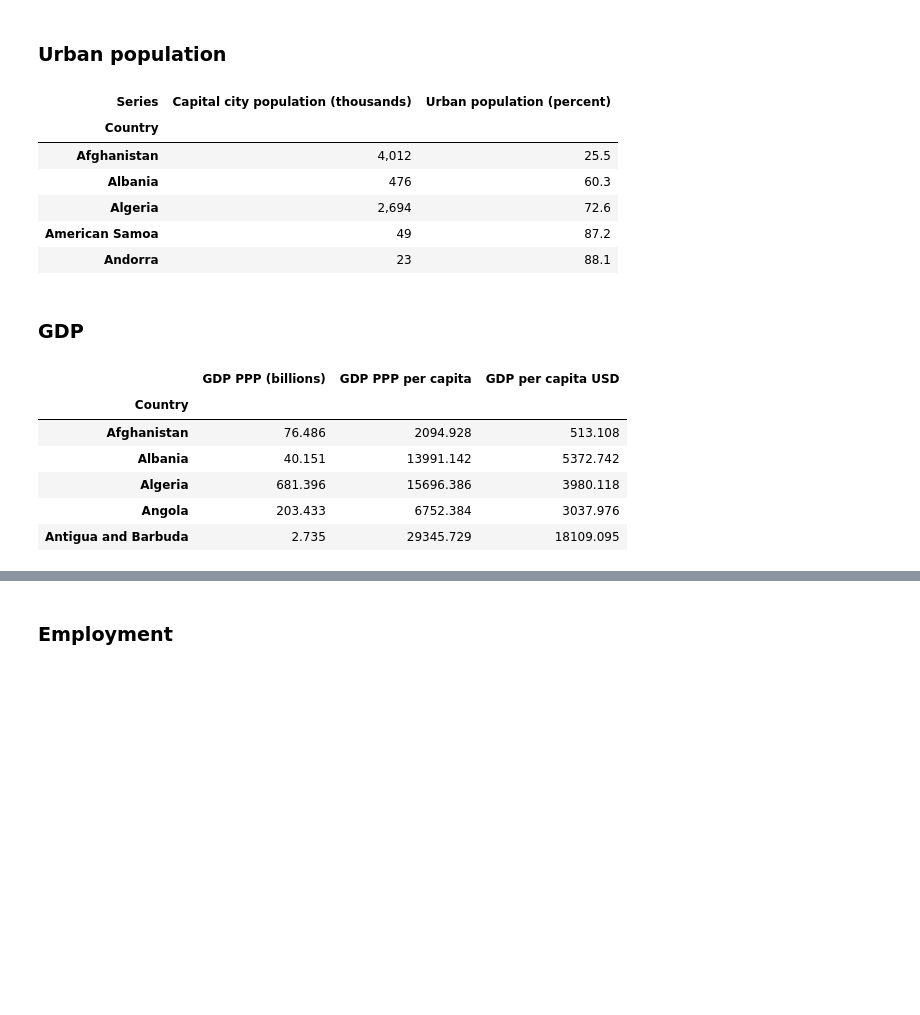
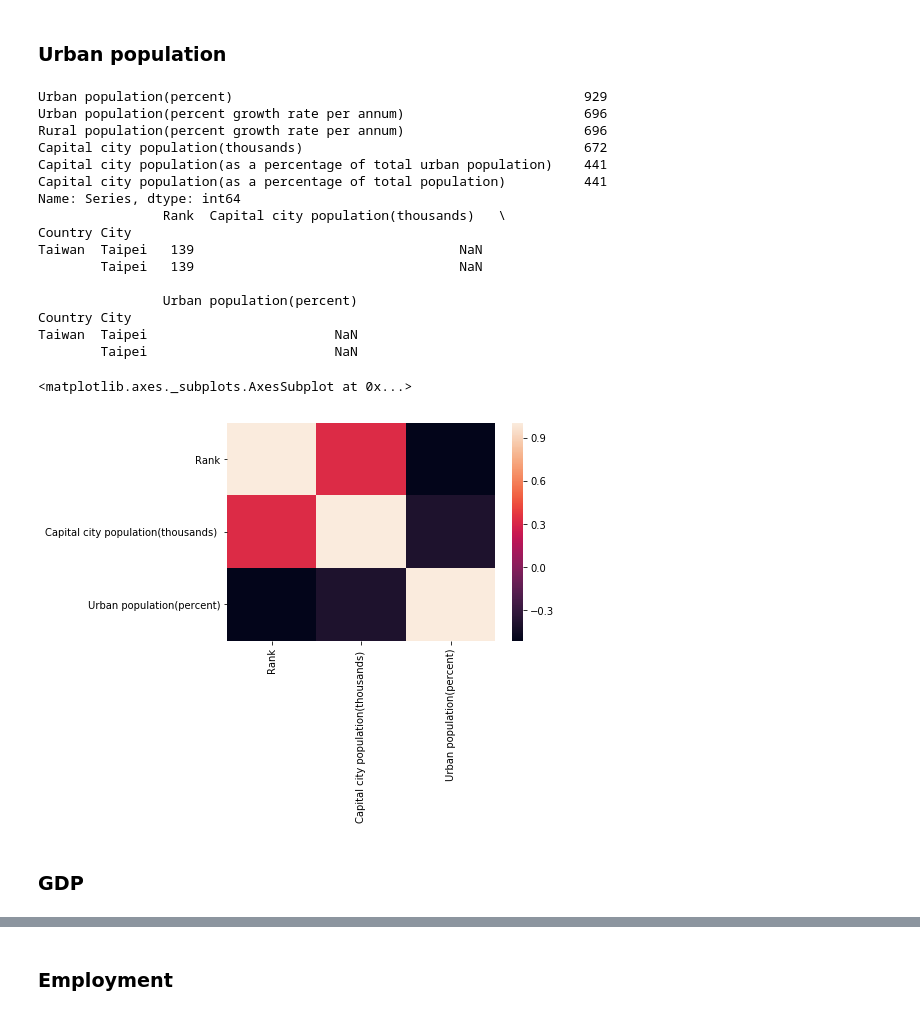
Before and after one commit to pantos1/dopp_ex3_city_livability, a Jupyter notebook: piotr.ipynb, the cells around one changed output, grey strips where cells are left out. Saved outputs shown, nothing was run; the diff lists cells and outputs as text; code cells hidden in the pictures; blank space fills up the shorter version.

```diff
--- a/piotr.ipynb
+++ b/piotr.ipynb
@@ -162,27 +212,33 @@ population_data_2019.head()
 # %%
 filepath = 'data/imf/urban_population.csv'
 urban_population_2018 = load_and_pivot_data(filepath, year=2018, sep=';')
 urban_population_2018.head()
+
+urban_population_ranks = ranks.merge(urban_population_2018, left_on='Country', right_index=True, how='left')
+print(urban_population_ranks[pd.isnull(urban_population_ranks).values])
+urban_population_ranks.dropna(inplace=True)
+
+corr = urban_population_ranks.corr()
+
+sns.heatmap(corr)
 # %% [output]
-| Series | Capital city population (thousands) | Urban population (percent) |
-| Country |  |  |
-| Afghanistan | 4,012 | 25.5 |
-| Albania | 476 | 60.3 |
-| Algeria | 2,694 | 72.6 |
-| American Samoa | 49 | 87.2 |
-| Andorra | 23 | 88.1 |
+Urban population(percent)                                             929
+Urban population(percent growth rate per annum)                       696
+Rural population(percent growth rate per annum)                       696
+Capital city population(thousands)                                    672
+Capital city population(as a percentage of total urban population)    441
+Capital city population(as a percentage of total population)          441
+Name: Series, dtype: int64
+                Rank  Capital city population(thousands)   \
+Country City
+Taiwan  Taipei   139                                  NaN
+        Taipei   139                                  NaN
+
+                Urban population(percent)
+Country City
+Taiwan  Taipei                        NaN
+        Taipei                        NaN
+<matplotlib.axes._subplots.AxesSubplot at 0x...>
+[figure, added]
 # %% [markdown]
 ### GDP
-# %%
-filepath = 'data/imf/gdp_2019.csv'
-gdp_2019 = pd.read_csv(filepath, sep=';')
-gdp_2019.set_index('Country', inplace=True)
-gdp_2019.head()
-# %% [output]
-|  | GDP PPP (billions) | GDP PPP per capita | GDP per capita USD |
-| Country |  |  |  |
-| Afghanistan | 76.486 | 2094.928 | 513.108 |
-| Albania | 40.151 | 13991.142 | 5372.742 |
-| Algeria | 681.396 | 15696.386 | 3980.118 |
-| Angola | 203.433 | 6752.384 | 3037.976 |
-| Antigua and Barbuda | 2.735 | 29345.729 | 18109.095 |
```
Also changed, not shown: parts of 8 cells of this notebook, 2 other files.
